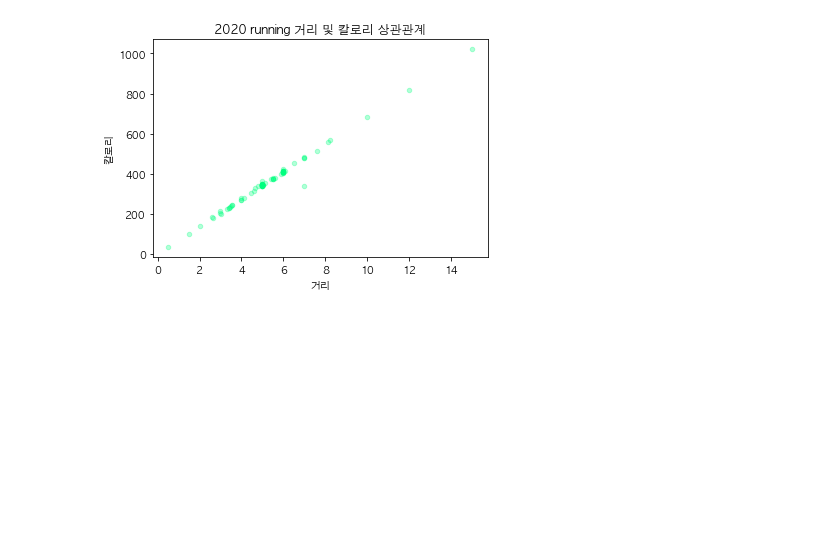
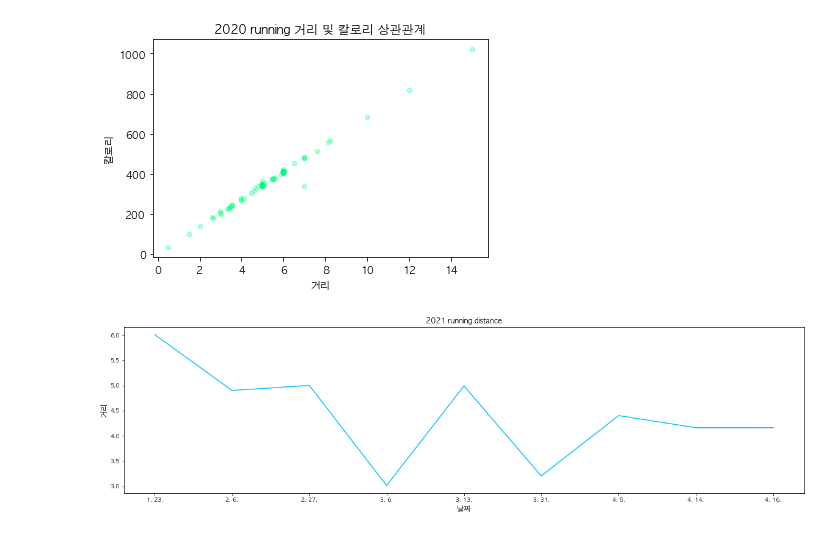
Before and after one commit to gyheo/running, a Jupyter notebook: running.ipynb, the cells around one changed output. Saved outputs shown, nothing was run; the diff lists cells and outputs as text; code cells hidden in the pictures; blank space fills up the shorter version.

```diff
--- a/running.ipynb
+++ b/running.ipynb
@@ -88,3 +89,15 @@ running_2020.plot(
 plt.show()
 # %% [output]
 [figure]
+# %%
+running_graph_2021 = running_2021['거리'].plot(kind='line',
+                                             title='2021 running distance',
+                                             figsize=(20, 5),
+                                             legend=False,
+                                             fontsize=9,
+                                             color='deepskyblue')
+running_graph_2021.set_xlabel('날짜', fontsize=12)
+running_graph_2021.set_ylabel('거리', fontsize=12)
+plt.show()
+# %% [output]
+[figure, added]
```
Also changed, not shown: parts of 5 cells of this notebook.
